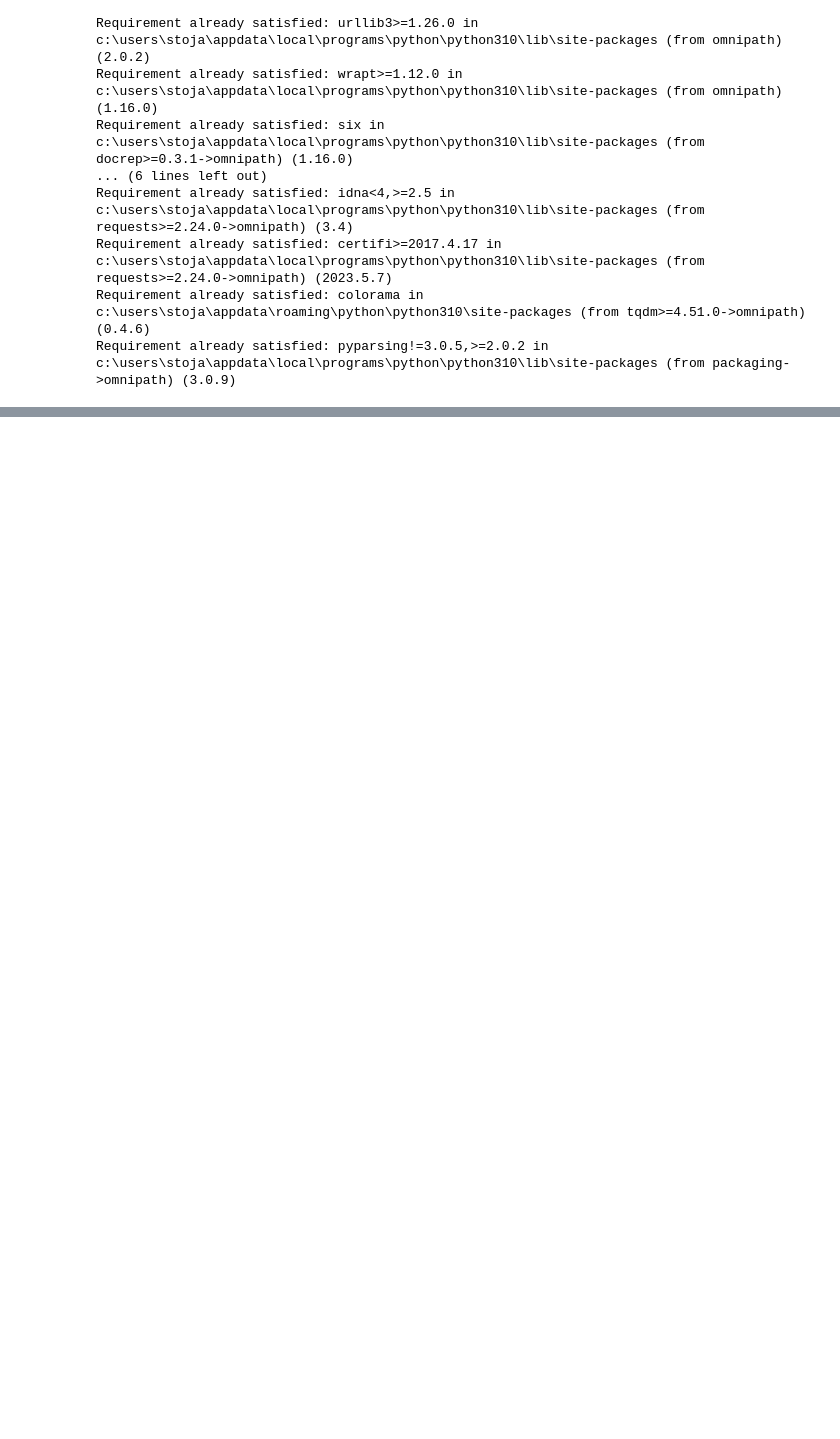
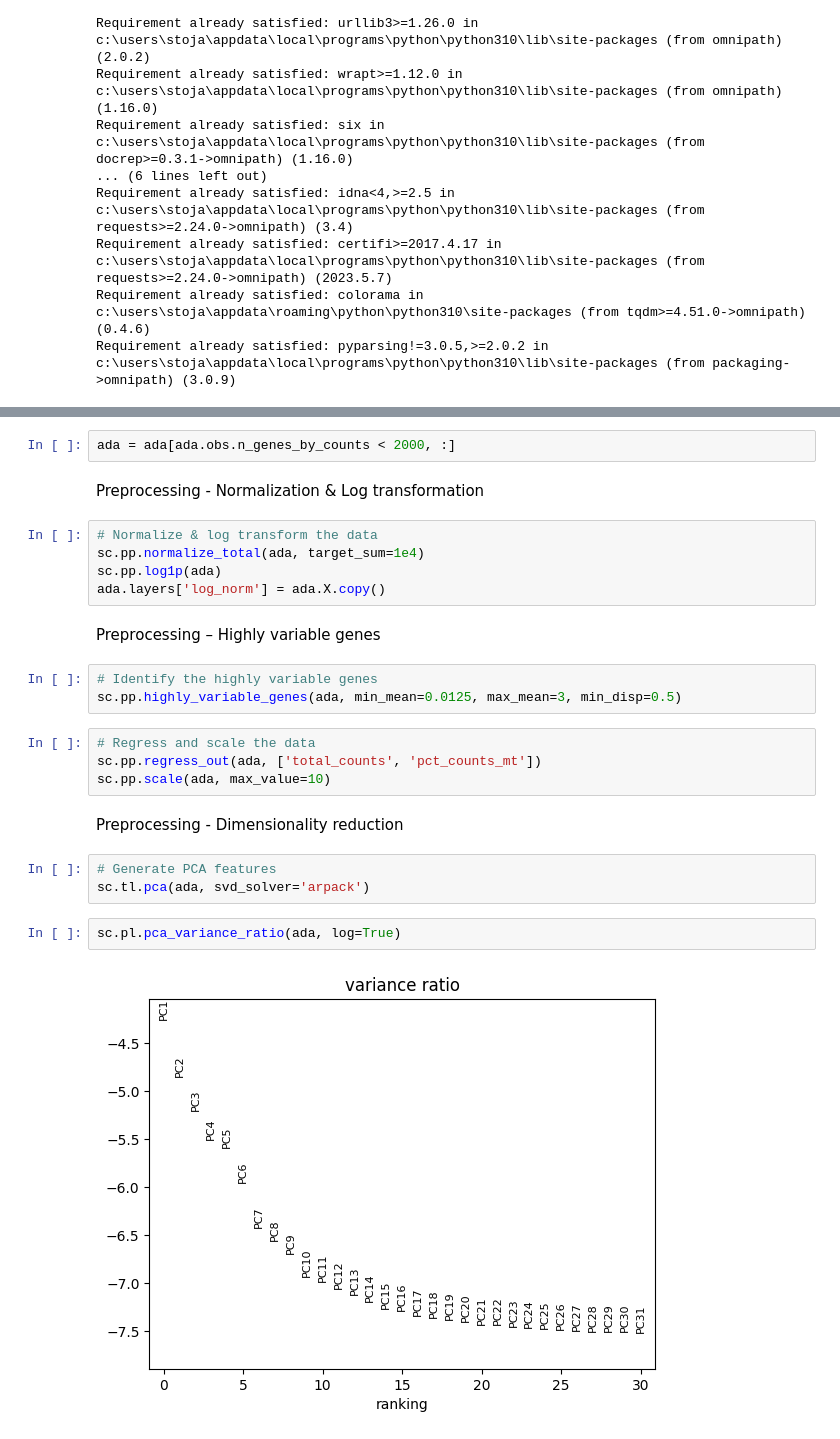
Before and after one commit to RixRasa/Genomics, a Jupyter notebook: Domaci3.ipynb, the cells around one changed output, grey strips where cells are left out. Drawn from its saved outputs; the diff is of its cells as text; blank space fills up the shorter version.

```diff
--- a/Domaci3.ipynb
+++ b/Domaci3.ipynb
@@ -60,0 +89,27 @@ import decoupler as dc
+# %%
+ada = ada[ada.obs.n_genes_by_counts < 2000, :]
+# %% [markdown]
+Preprocessing - Normalization & Log transformation
+# %%
+# Normalize & log transform the data
+sc.pp.normalize_total(ada, target_sum=1e4)
+sc.pp.log1p(ada)
+ada.layers['log_norm'] = ada.X.copy()
+# %% [markdown]
+Preprocessing – Highly variable genes
+# %%
+# Identify the highly variable genes
+sc.pp.highly_variable_genes(ada, min_mean=0.0125, max_mean=3, min_disp=0.5)
+# %%
+# Regress and scale the data
+sc.pp.regress_out(ada, ['total_counts', 'pct_counts_mt'])
+sc.pp.scale(ada, max_value=10)
+# %% [markdown]
+Preprocessing - Dimensionality reduction
+# %%
+# Generate PCA features
+sc.tl.pca(ada, svd_solver='arpack')
+# %%
+sc.pl.pca_variance_ratio(ada, log=True)
+# %% [output]
+[figure, added]
```
Also changed, not shown: parts of 21 cells of this notebook, 1 other file.
